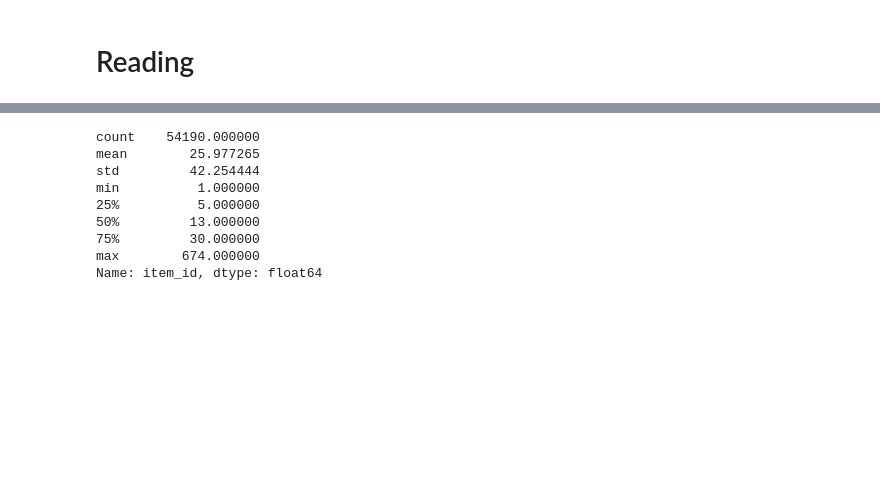
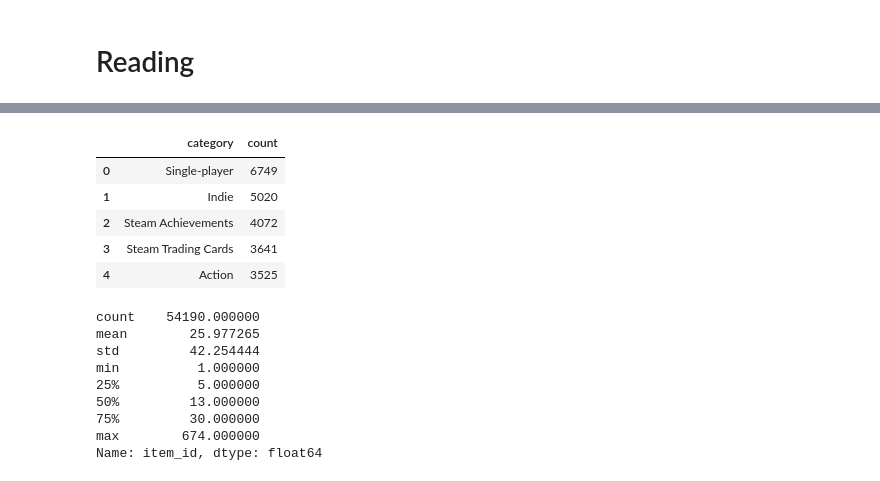
Before and after one commit to jdepreter/ai-project, a Jupyter notebook: ANN_notebook_inventory_rating.ipynb, the cells around one changed output, grey strips where cells are left out. Cells and saved outputs as stored; diff of their text form; code cells hidden in the pictures; blank space fills up the shorter version.

```diff
--- a/ANN_notebook_inventory_rating.ipynb
+++ b/ANN_notebook_inventory_rating.ipynb
@@ -82,6 +80,16 @@ games.head()
 | 2 | Trion Worlds, Inc. | [Action, Free to Play, Massively ... | Defiance | Defiance | http://store.steampowered.com/app... | 2014-06-04 | [Free to Play, Action, Open World... | NaN | http://steamcommunity.com/app/224... | ... |
 | 3 | Bohemia Interactive | [Action, Simulation, Strategy] | Arma 3 | Arma 3 | http://store.steampowered.com/app... | 2013-09-12 | [Simulation, Military, Multiplaye... | NaN | http://steamcommunity.com/app/107... | ... |
 | 4 | Unknown Worlds Entertainment | [Action, Indie, Strategy] | Natural Selection 2 | Natural Selection 2 | http://store.steampowered.com/app... | 2012-10-30 | [Multiplayer, Strategy, FPS, Team... | NaN | http://steamcommunity.com/app/492... | ... |
+# %%
+categories = pd.read_pickle(os.path.join(os.getcwd(), "./data-cleaned/categories.pkl.gz"))
+categories.head()
+# %% [output]
+|  | category | count |
+| 0 | Single-player | 6749 |
+| 1 | Indie | 5020 |
+| 2 | Steam Achievements | 4072 |
+| 3 | Steam Trading Cards | 3641 |
+| 4 | Action | 3525 |
 # %%
 train0 = interactions[0, 'train']
 test0 = interactions[0, 'test']
```
Also changed, not shown: parts of 26 cells of this notebook, 8 other files.
